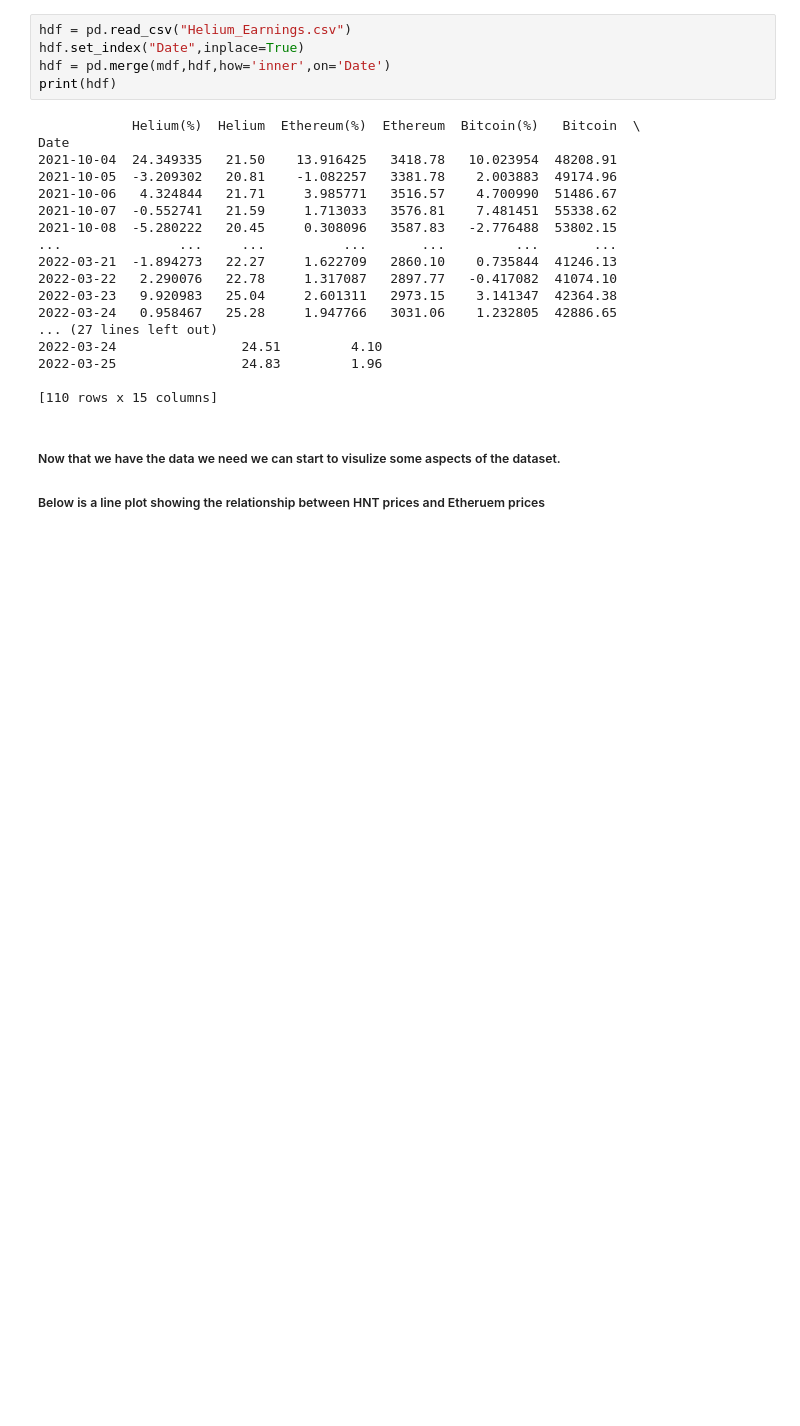
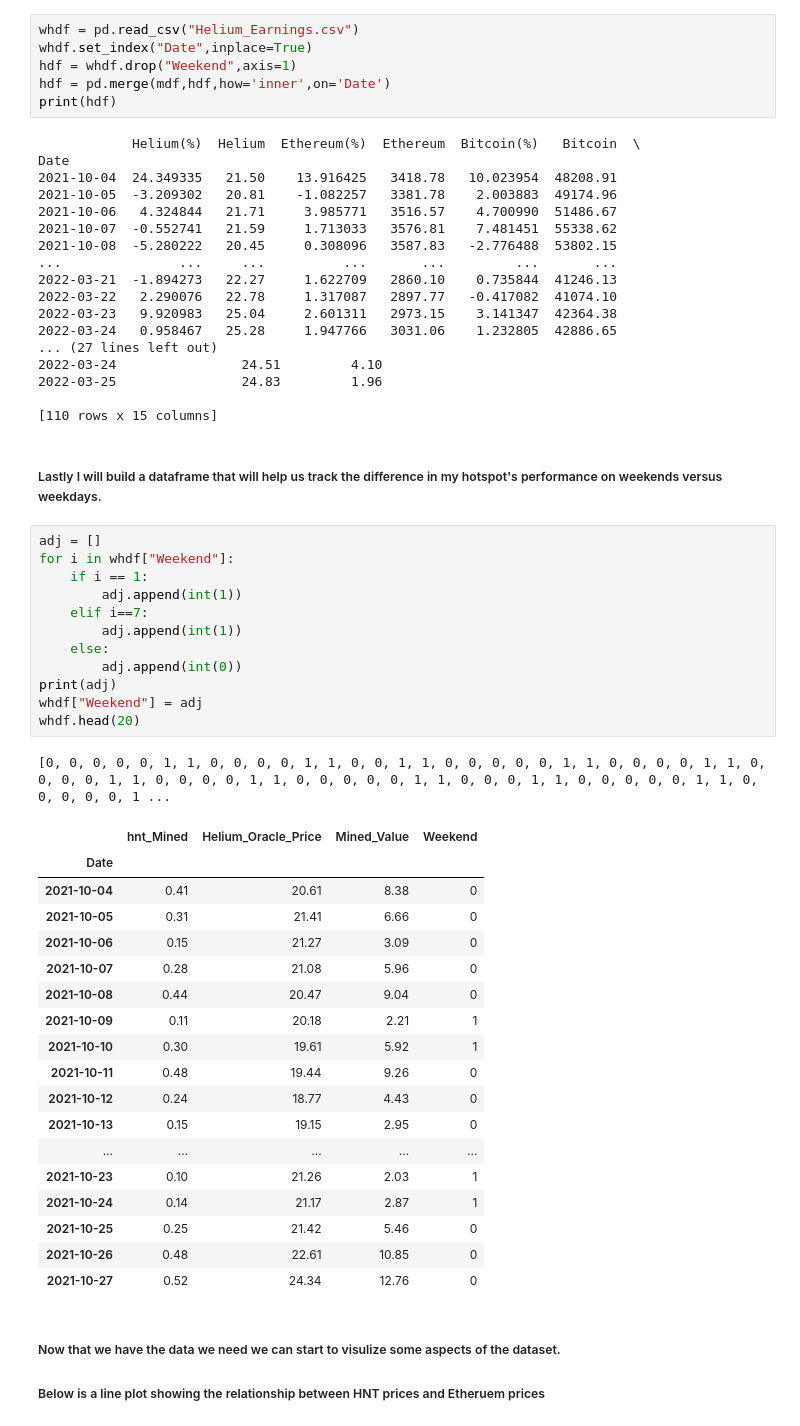
Before and after one commit to NMcVayZag/Helium-Project, a Jupyter notebook: Main.ipynb, the cells around one changed output. Drawn from its saved outputs; the diff is of its cells as text; blank space fills up the shorter version.

```diff
--- a/Main.ipynb
+++ b/Main.ipynb
@@ -42,6 +43,7 @@ Date
 # %%
-hdf = pd.read_csv("Helium_Earnings.csv")
-hdf.set_index("Date",inplace=True)
+whdf = pd.read_csv("Helium_Earnings.csv")
+whdf.set_index("Date",inplace=True)
+hdf = whdf.drop("Weekend",axis=1)
 hdf = pd.merge(mdf,hdf,how='inner',on='Date')
 print(hdf)
 # %% [output]
@@ -62,6 +64,40 @@ Date
 2022-03-25                24.83         1.96
 
 [110 rows x 15 columns]
+# %% [markdown]
+##### Lastly I will build a dataframe that will help us track the difference in my hotspot's performance on weekends versus weekdays.
+# %%
+adj = []
+for i in whdf["Weekend"]:
+    if i == 1:
+        adj.append(int(1))
+    elif i==7:
+        adj.append(int(1))
+    else:
+        adj.append(int(0))
+print(adj)
+whdf["Weekend"] = adj
+whdf.head(20)
+# %% [output]
+[0, 0, 0, 0, 0, 1, 1, 0, 0, 0, 0, 1, 1, 0, 0, 1, 1, 0, 0, 0, 0, 0, 1, 1, 0, 0, 0, 0, 1, 1, 0, 0, 0, 0, 1, 1, 0, 0, 0, 0, 1, 1, 0, 0, 0, 0, 0, 1, 1, 0, 0, 0, 1, 1, 0, 0, 0, 0, 0, 1, 1, 0, 0, 0, 0, 0, 1 ...
+|  | hnt_Mined | Helium_Oracle_Price | Mined_Value | Weekend |
+| Date |  |  |  |  |
+| 2021-10-04 | 0.41 | 20.61 | 8.38 | 0 |
+| 2021-10-05 | 0.31 | 21.41 | 6.66 | 0 |
+| 2021-10-06 | 0.15 | 21.27 | 3.09 | 0 |
+| 2021-10-07 | 0.28 | 21.08 | 5.96 | 0 |
+| 2021-10-08 | 0.44 | 20.47 | 9.04 | 0 |
+| 2021-10-09 | 0.11 | 20.18 | 2.21 | 1 |
+| 2021-10-10 | 0.30 | 19.61 | 5.92 | 1 |
+| 2021-10-11 | 0.48 | 19.44 | 9.26 | 0 |
+| 2021-10-12 | 0.24 | 18.77 | 4.43 | 0 |
+| 2021-10-13 | 0.15 | 19.15 | 2.95 | 0 |
+| ... | ... | ... | ... | ... |
+| 2021-10-23 | 0.10 | 21.26 | 2.03 | 1 |
+| 2021-10-24 | 0.14 | 21.17 | 2.87 | 1 |
+| 2021-10-25 | 0.25 | 21.42 | 5.46 | 0 |
+| 2021-10-26 | 0.48 | 22.61 | 10.85 | 0 |
+| 2021-10-27 | 0.52 | 24.34 | 12.76 | 0 |
 # %% [markdown]
 ##### Now that we have the data we need we can start to visulize some aspects of the dataset.
 
```
Also changed, not shown: parts of 3 cells of this notebook, 1 other file.
